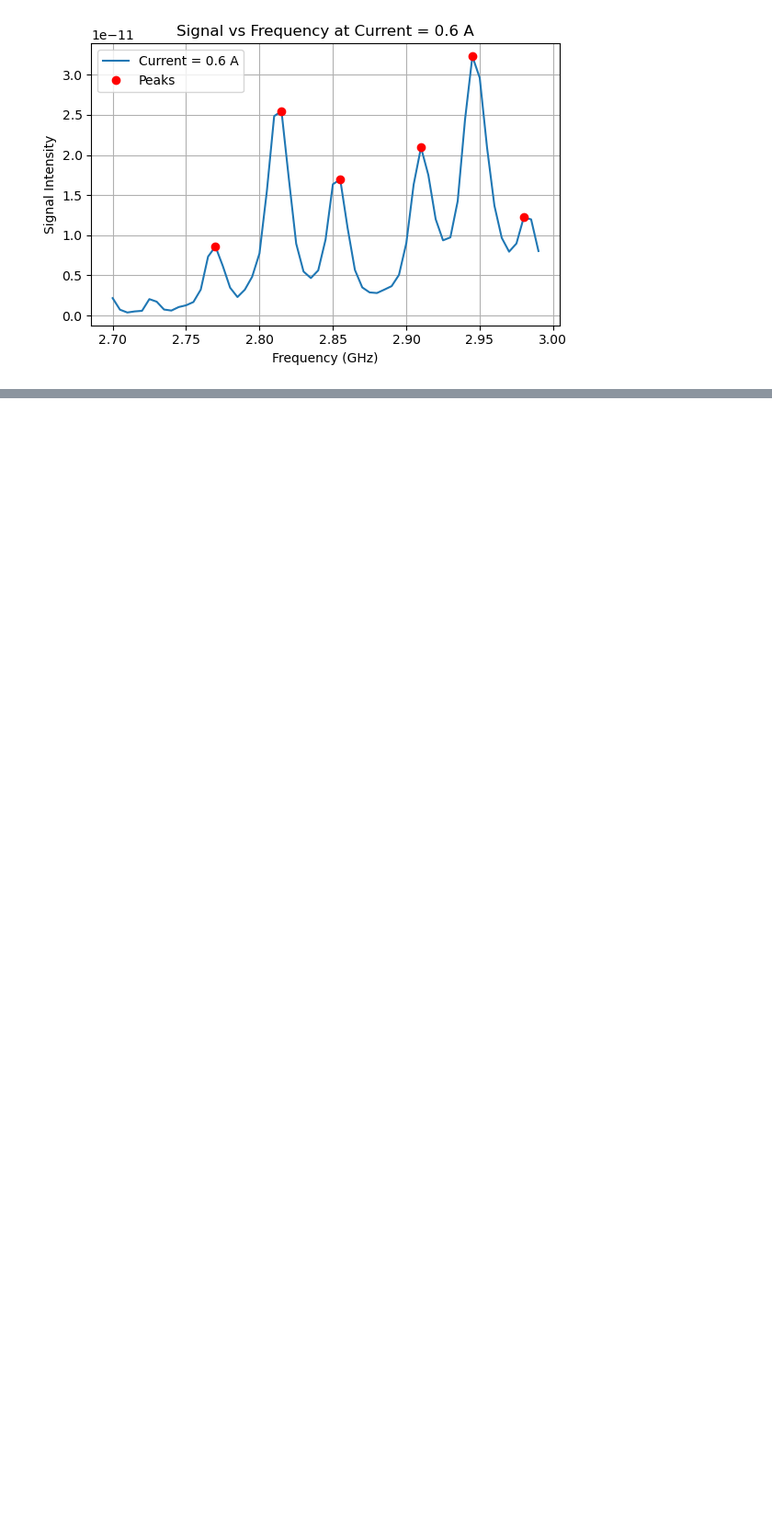
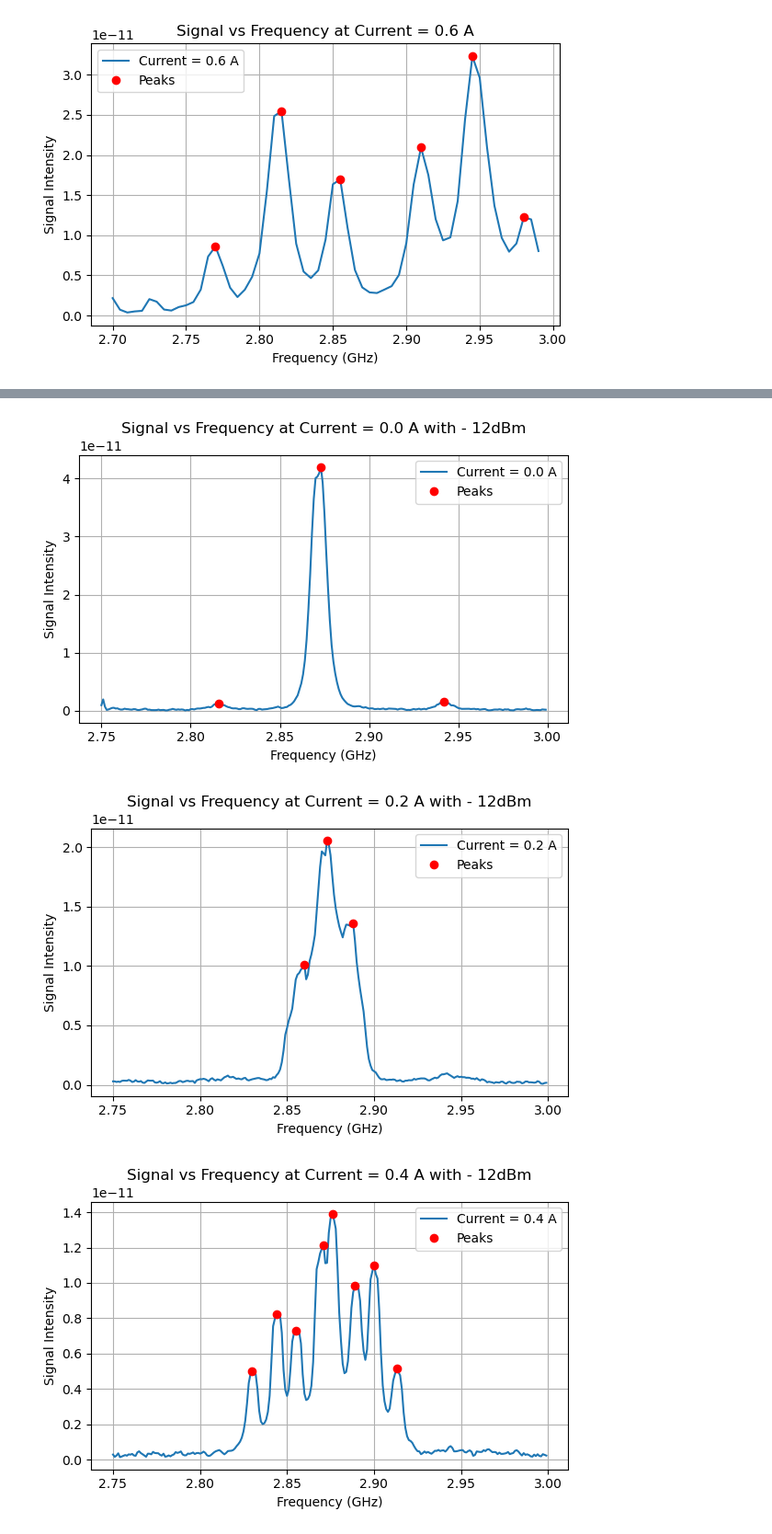
Before and after one commit to ZiwenLi0325/NV_UCLA, a Jupyter notebook: data_analysis/data_analysis.ipynb, the cells around one changed output, grey strips where cells are left out. Shown: that part at 92% size. Cells and saved outputs as stored; diff of their text form; code cells hidden in the pictures; blank space fills up the shorter version.

```diff
--- a/data_analysis/data_analysis.ipynb
+++ b/data_analysis/data_analysis.ipynb
@@ -94,0 +199,30 @@ for current in selected_currents:
+# %%
+# Choose which current values to plot
+selected_currents = [0.0, 0.2, 0.4, 0.6]  # adjust as needed based on what's in the data
+
+# Plot signal vs frequency for each selected current
+for current in selected_currents:
+    # if current not in signal_grid.columns:
+    #     print(f"Current {current} A not in dataset, skipping.")
+    #     continue
+
+    # Find the column index corresponding to the current value
+    col_idx = np.where(currents == current)[0][0]
+    signal_slice = Signal_grid[:, col_idx]
+    peaks, _ = find_peaks(signal_slice, prominence=1e-12,distance=2)
+
+    plt.figure(figsize=(6, 4))
+    plt.plot(frequencies, signal_slice, label=f'Current = {current} A')
+    plt.plot(frequencies[peaks], signal_slice[peaks], 'ro', label='Peaks')
+    plt.xlabel('Frequency (GHz)')
+    plt.ylabel('Signal Intensity')
+    # plt.xlim(2.825, 2.925)
+    plt.title(f'Signal vs Frequency at Current = {current} A with - 12dBm')
+    plt.grid(True)
+    plt.legend()
+    plt.tight_layout()
+    plt.show()
+# %% [output]
+[figure, added]
+[figure, added]
+[figure, added]
```
Also changed, not shown: parts of 11 cells of this notebook, 2 other files.
